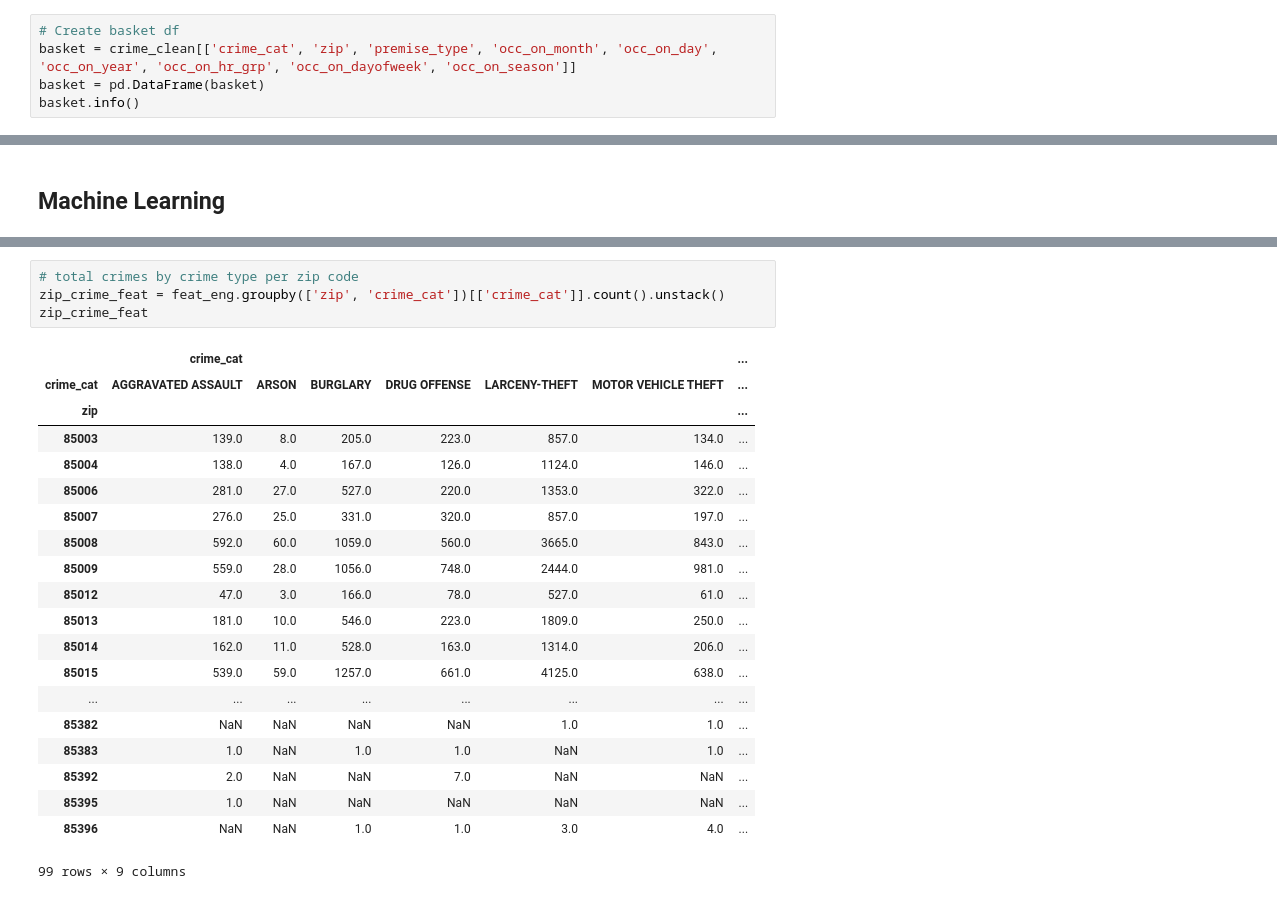
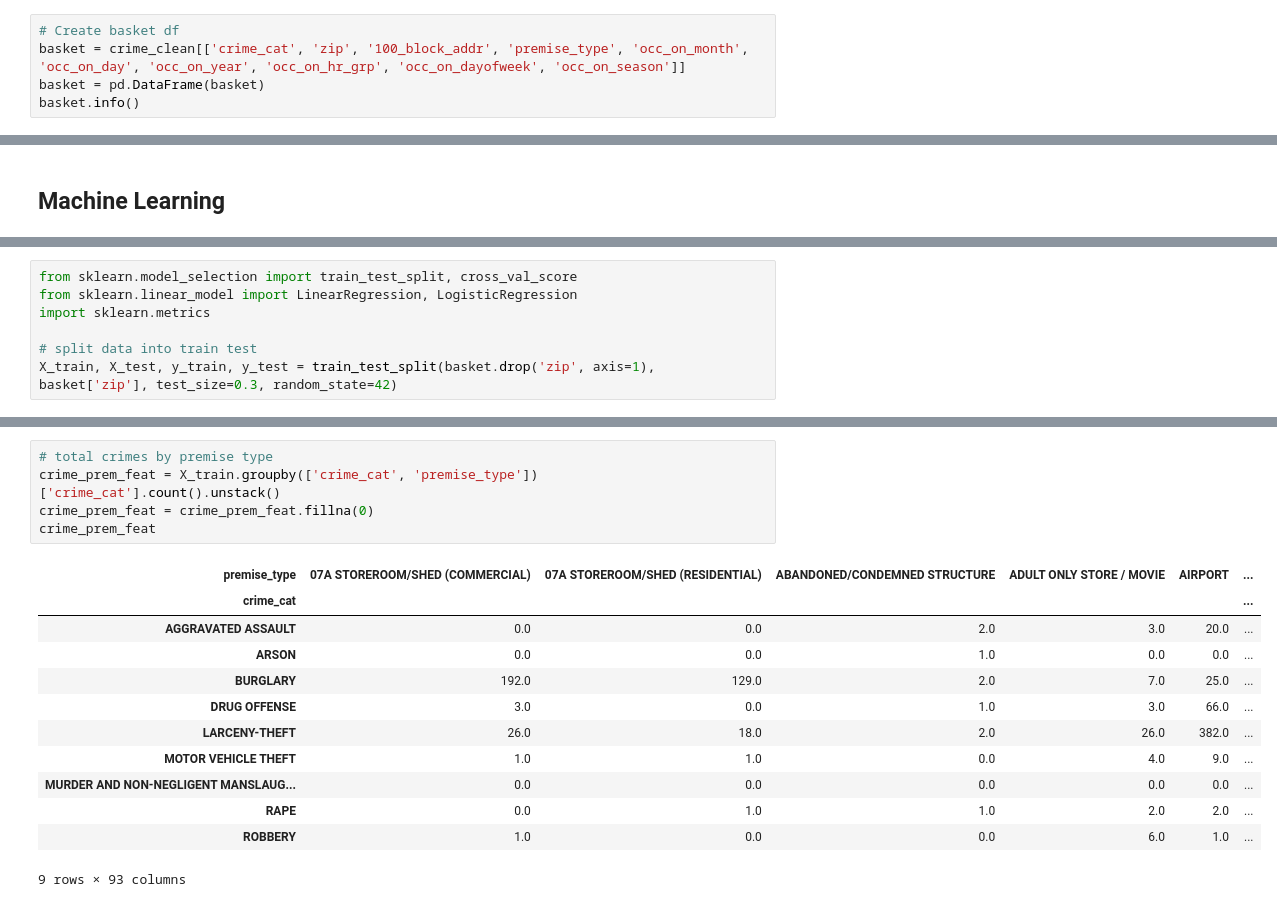
Before and after one commit to jpeterson28/DSCT_Capstone1, a Jupyter notebook: Code.ipynb, the cells around one changed output, grey strips where cells are left out. Saved outputs shown, nothing was run; the diff lists cells and outputs as text.

```diff
--- a/Code.ipynb
+++ b/Code.ipynb
@@ -284,7 +304,7 @@ plt.show()
 **Market Basket Analysis**
 # %%
 # Create basket df
-basket = crime_clean[['crime_cat', 'zip', 'premise_type', 'occ_on_month', 'occ_on_day', 'occ_on_year', 'occ_on_hr_grp', 'occ_on_dayofweek', 'occ_on_season']]
+basket = crime_clean[['crime_cat', 'zip', '100_block_addr', 'premise_type', 'occ_on_month', 'occ_on_day', 'occ_on_year', 'occ_on_hr_grp', 'occ_on_dayofweek', 'occ_on_season']]
 basket = pd.DataFrame(basket)
 basket.info()
 # %% [output]
@@ -677,0 +743,7 @@ feat_eng.describe()
+# %%
+from sklearn.model_selection import train_test_split, cross_val_score
+from sklearn.linear_model import LinearRegression, LogisticRegression
+import sklearn.metrics
+
+# split data into train test
+X_train, X_test, y_train, y_test = train_test_split(basket.drop('zip', axis=1), basket['zip'], test_size=0.3, random_state=42)
@@ -678,25 +779,18 @@ feat_eng.describe()
 # %%
-# total crimes by crime type per zip code
-zip_crime_feat = feat_eng.groupby(['zip', 'crime_cat'])[['crime_cat']].count().unstack()
-zip_crime_feat
+# total crimes by premise type
+crime_prem_feat = X_train.groupby(['crime_cat', 'premise_type'])['crime_cat'].count().unstack()
+crime_prem_feat = crime_prem_feat.fillna(0)
+crime_prem_feat
 # %% [output]
-|  | crime_cat |  |  |  |  |  | ... |
-| crime_cat | AGGRAVATED ASSAULT | ARSON | BURGLARY | DRUG OFFENSE | LARCENY-THEFT | MOTOR VEHICLE THEFT | ... |
-| zip |  |  |  |  |  |  | ... |
-| 85003 | 139.0 | 8.0 | 205.0 | 223.0 | 857.0 | 134.0 | ... |
-| 85004 | 138.0 | 4.0 | 167.0 | 126.0 | 1124.0 | 146.0 | ... |
-| 85006 | 281.0 | 27.0 | 527.0 | 220.0 | 1353.0 | 322.0 | ... |
-| 85007 | 276.0 | 25.0 | 331.0 | 320.0 | 857.0 | 197.0 | ... |
-| 85008 | 592.0 | 60.0 | 1059.0 | 560.0 | 3665.0 | 843.0 | ... |
-| 85009 | 559.0 | 28.0 | 1056.0 | 748.0 | 2444.0 | 981.0 | ... |
-| 85012 | 47.0 | 3.0 | 166.0 | 78.0 | 527.0 | 61.0 | ... |
-| 85013 | 181.0 | 10.0 | 546.0 | 223.0 | 1809.0 | 250.0 | ... |
-| 85014 | 162.0 | 11.0 | 528.0 | 163.0 | 1314.0 | 206.0 | ... |
-| 85015 | 539.0 | 59.0 | 1257.0 | 661.0 | 4125.0 | 638.0 | ... |
-| ... | ... | ... | ... | ... | ... | ... | ... |
-| 85382 | NaN | NaN | NaN | NaN | 1.0 | 1.0 | ... |
-| 85383 | 1.0 | NaN | 1.0 | 1.0 | NaN | 1.0 | ... |
-| 85392 | 2.0 | NaN | NaN | 7.0 | NaN | NaN | ... |
-| 85395 | 1.0 | NaN | NaN | NaN | NaN | NaN | ... |
-| 85396 | NaN | NaN | 1.0 | 1.0 | 3.0 | 4.0 | ... |
+| premise_type | 07A STOREROOM/SHED (COMMERCIAL) | 07A STOREROOM/SHED (RESIDENTIAL) | ABANDONED/CONDEMNED STRUCTURE | ADULT ONLY STORE / MOVIE | AIRPORT | ... |
+| crime_cat |  |  |  |  |  | ... |
+| AGGRAVATED ASSAULT | 0.0 | 0.0 | 2.0 | 3.0 | 20.0 | ... |
+| ARSON | 0.0 | 0.0 | 1.0 | 0.0 | 0.0 | ... |
+| BURGLARY | 192.0 | 129.0 | 2.0 | 7.0 | 25.0 | ... |
+| DRUG OFFENSE | 3.0 | 0.0 | 1.0 | 3.0 | 66.0 | ... |
+| LARCENY-THEFT | 26.0 | 18.0 | 2.0 | 26.0 | 382.0 | ... |
+| MOTOR VEHICLE THEFT | 1.0 | 1.0 | 0.0 | 4.0 | 9.0 | ... |
+| MURDER AND NON-NEGLIGENT MANSLAUG... | 0.0 | 0.0 | 0.0 | 0.0 | 0.0 | ... |
+| RAPE | 0.0 | 1.0 | 1.0 | 2.0 | 2.0 | ... |
+| ROBBERY | 1.0 | 0.0 | 0.0 | 6.0 | 1.0 | ... |
-99 rows × 9 columns
+9 rows × 93 columns
```
Also changed, not shown: parts of 28 cells of this notebook.
